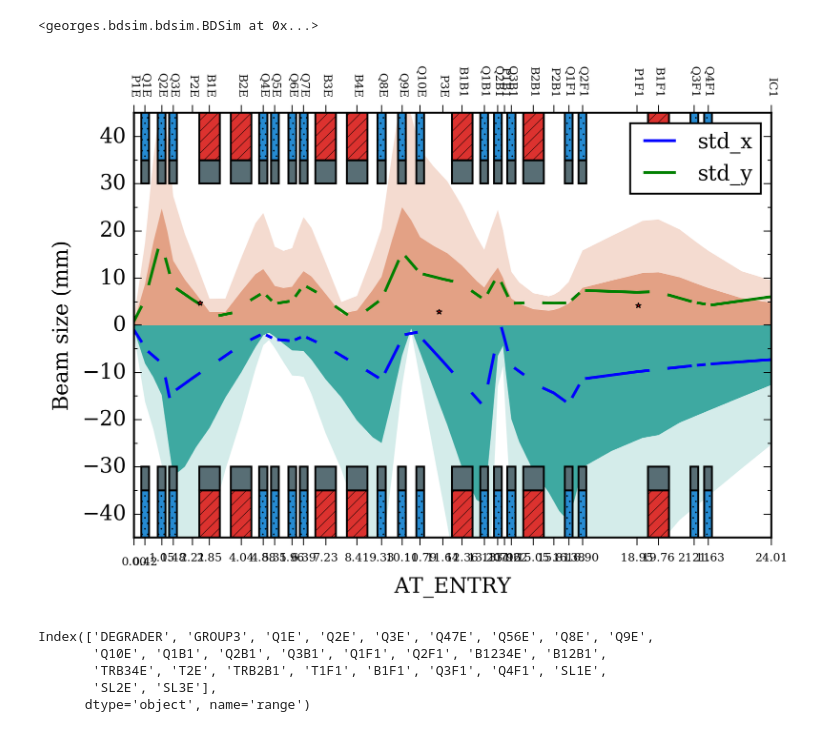
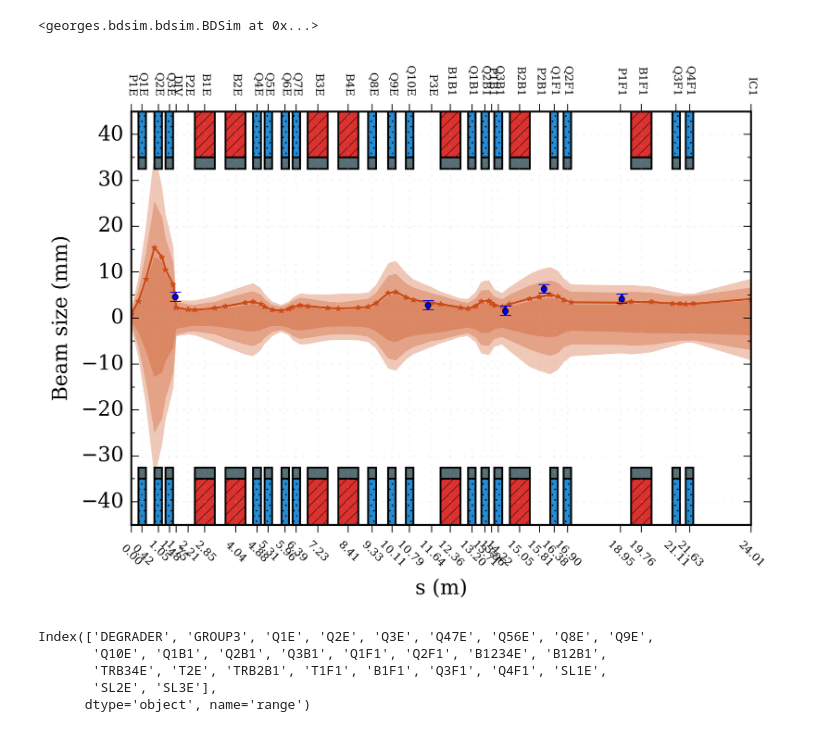
Before and after one commit to ULB-Metronu/georges, a Jupyter notebook: examples/Example Georges.ipynb, the cells around one changed output. Drawn from its saved outputs; the diff is of its cells as text; code cells hidden in the pictures.

Commit message:
Preparing everything for the 'tracking' with MAD-PTC and the plotting of the results (bug fixing and features).

```diff
--- a/examples/Example Georges.ipynb
+++ b/examples/Example Georges.ipynb
@@ -48,10 +48,10 @@ brho = georges.physics.momentum_to_brho(georges.physics.energy_to_momentum(georg
 context = {
         'PARTICLE': 'PROTON',
         'PC': georges.physics.energy_to_momentum(177.5),
-        'BETAX'   : physics.get_degrader_spot_size(217)**2/11.7e-6/1e6,
-        'BETAY'   : physics.get_degrader_spot_size(217)**2/11.7e-6/1e6,
-        'ALPHAX': -physics.get_degrader_divergence(217)*physics.get_degrader_spot_size(217)/11.7e-6/1e6,
-        'ALPHAY': -physics.get_degrader_divergence(217)*physics.get_degrader_spot_size(217)/11.7e-6/1e6,
+        'BETAX'   : 1.1*physics.get_degrader_spot_size(217)/physics.get_degrader_divergence(217)/1e6,
+        'BETAY'   : 1.*physics.get_degrader_spot_size(217)/physics.get_degrader_divergence(217)/1e6,
+        'ALPHAX': 0.0,
+        'ALPHAY': 0.0,
         'DELTAP': 0.0,
         'DPP': 0.0e-2,
         'MOMENTUM_SLITS_OPENING' : 1.015,
@@ -71,14 +71,15 @@ context = {
     'IQ1B1': esbtsquad_current_to_field(107.67265)/brho/0.0325,
     'IQ2B1': -esbtsquad_current_to_field(109.94395)/brho/0.0325,
     'IQ3B1': esbtsquad_current_to_field(107.67265)/brho/0.0325,
-    'IQ1F1': esbtsquad_current_to_field(41.27555)/brho/0.0325,
-    'IQ2F1': -esbtsquad_current_to_field(36.8144)/brho/0.0325,
+    'IQ1F1': -esbtsquad_current_to_field(41.27555)/brho/0.0325,
+    'IQ2F1': esbtsquad_current_to_field(36.8144)/brho/0.0325,
 }
 # %%
 bl = georges.Beamline(['fstr1'], survey=True, path=PATH, prefix='PAT107', elements='elements')
+bl.line = bl.line.append(pd.Series({'PHYSICAL': True, 'AT_ENTRY': 1.75, 'AT_CENTER': 1.75, 'AT_EXIT': 1.75, 'TYPE': 'COLLIMATOR', 'CLASS': 'COLLIMATOR', 'APERTYPE': 'RECTANGLE', 'APERTURE': '[0.012, 0.004]'}).rename("DIV")).sort_values(by='AT_CENTER')
 bl_survey = georges.madx.survey(line=bl, context=context)
 bl_twiss = georges.madx.twiss(line=bl, context=context)
-b = georges.Beam(energy=200).from_5d_multigaussian_distribution(100,
+b = georges.Beam(energy=200).from_5d_multigaussian_distribution(5000,
                                                    XRMS=physics.get_degrader_spot_size(217)/1000,
                                                    PXRMS=physics.get_degrader_divergence(217)/1000,
                                                    YRMS=physics.get_degrader_spot_size(217)/1000,
@@ -92,38 +93,24 @@ bdsim.run({})
 #bdsim.print_input()
 # %% [output]
 <georges.bdsim.bdsim.BDSim at 0x...>
-# %%
-def get_std_x(r):
-    if isinstance(r, georges.beam.Beam):
-        return -1000*r.std['X']
-    else:
-        return np.nan
-
-def get_std_y(r):
-    if isinstance(r, georges.beam.Beam):
-        return 1000*r.std['Y']
-    else:
-        return np.nan
-
-bl_track.line['std_x'] = bl_track.line['BEAM'].apply(get_std_x)
-bl_track.line['std_y'] = bl_track.line['BEAM'].apply(get_std_y)
 # %%
 from georges.plotting import *
 with plt.style.context('word'):
     fig = plt.figure(1)
 
     ax1 = fig.add_subplot(111)
     prepare(ax1, bl)
     aperture(ax1, bl)
-    twiss(ax1, bl_twiss, context)
-    #tracking(ax1, bl, b, plane='X')
+    #twiss(ax1, bl_twiss, context)
+    tracking(ax1, bl_track, context, plane='Y')
 
-    bl_track.line.plot('AT_ENTRY', 'std_x', ax=ax1)
-    bl_track.line.plot('AT_ENTRY', 'std_y', ax=ax1)
 
-    ax1.plot([2.5,11.5, 19], [4.667,2.800, 4.16], '*')
+    x = [1.7,11.5, 14.5, 16, 19]
+    y= [4.667,2.800, 1.54, 6.36, 4.16]
+    err = [1, 1, 1, 1, 1]
+    ax1.errorbar(x, y, yerr=err, fmt='o')
 # %% [output]
-[figure, old version]
+[figure, new version]
 # %%
 import numpy as np
 data = pd.read_csv("/Users/chernals/Ranges.csv", index_col='range')
```
Also changed, not shown: 2 other files.
